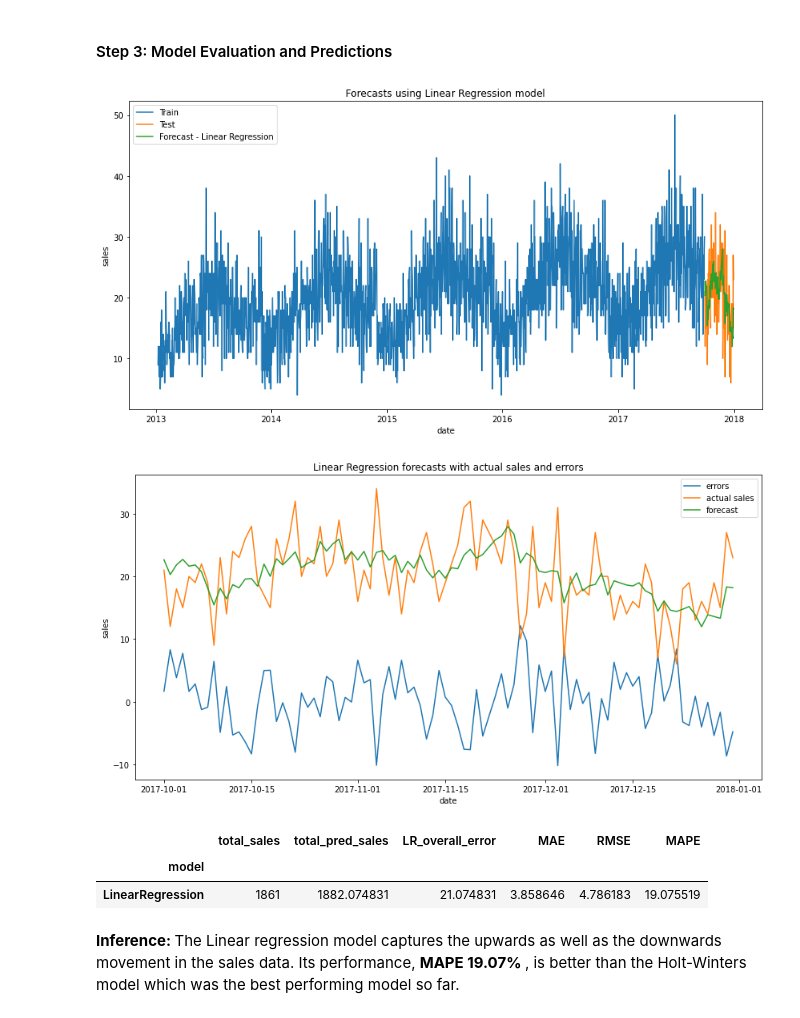
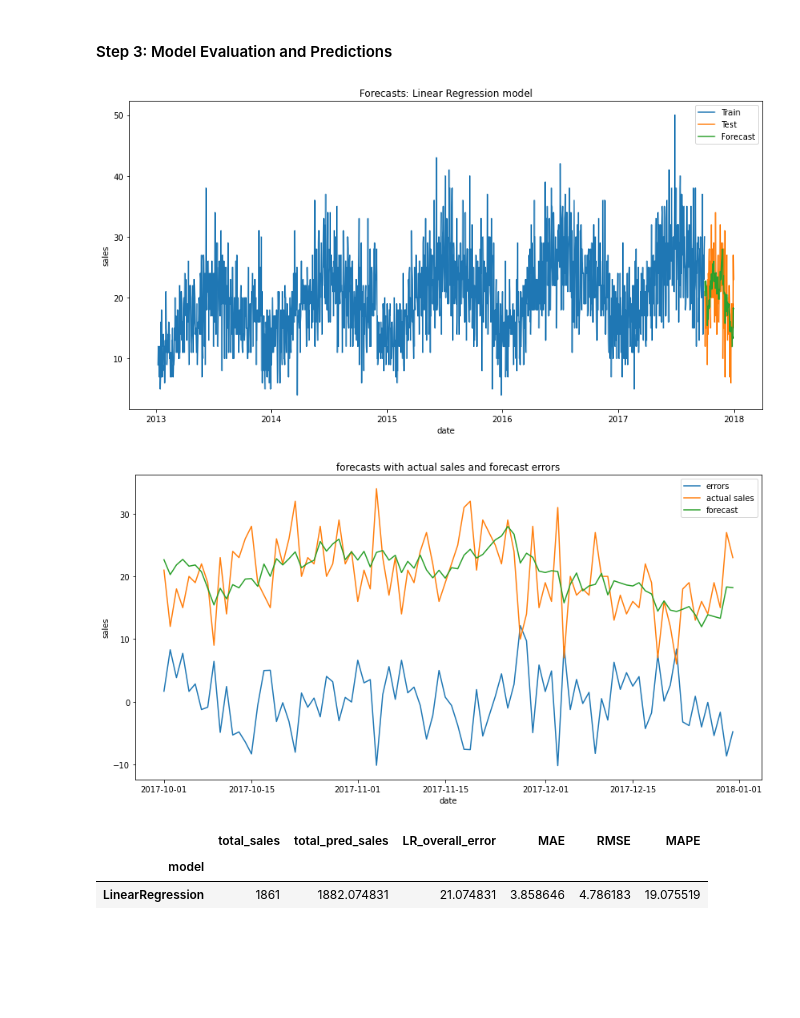
Before and after one commit to VijayaFernando/sales_forecasting, a Jupyter notebook: sales_forecasting.ipynb, the cells around one changed output. Drawn from its saved outputs; the diff is of its cells as text; code cells hidden in the pictures; blank space fills up the shorter version.

```diff
--- a/sales_forecasting.ipynb
+++ b/sales_forecasting.ipynb
@@ -205,8 +205,9 @@ Number of sales are increased over the year.
 ## 1.Seasonal Naive Model
 # %%
 # subtract 1 year from test data
-dates = (test_df['date'] - np.timedelta64(1, 'Y') + \
-        np.timedelta64(1, 'D')).values.astype('datetime64[D]')
+dates = (test_df['date'] - np.timedelta64(1, 'Y') + np.timedelta64(1, 'D')).values.astype('datetime64[D]')
+
+#get the seasonal naive sales from last year
 seasonal_naive_sales = train_df[train_df['date'].astype('datetime64[D]').isin(dates)]['sales']
 
 # make a copy of the test_df and make naive predictions for the last 3 months of 2017
@@ -771,37 +662,35 @@ See the caveats in the documentation: https://pandas.pydata.org/pandas-docs/stab
 # %%
 # eval predictions
 fig = plt.figure(figsize=(14,7))
 plt.plot(reg_train_df.index, reg_train_df['sales'], label='Train')
 plt.plot(reg_test_df.index, reg_test_df['sales'], label='Test')
-plt.plot(errors_df.index, errors_df['pred_sales'], label='Forecast - Linear Regression')
+plt.plot(errors_df.index, errors_df['pred_sales'], label='Forecast')
 plt.legend(loc='best')
 plt.xlabel('date')
 plt.ylabel('sales')
-plt.title('Forecasts using Linear Regression model')
+plt.title('Forecasts: Linear Regression model')
 plt.show()
 
 fig = plt.figure(figsize=(14,7))
 plt.plot(errors_df.index, errors_df.errors, label='errors')
 plt.plot(errors_df.index, errors_df.sales, label='actual sales')
 plt.plot(errors_df.index, errors_df.pred_sales, label='forecast')
 plt.legend(loc='best')
 plt.xlabel('date')
 plt.ylabel('sales')
-plt.title('Linear Regression forecasts with actual sales and errors')
+plt.title('forecasts with actual sales and forecast errors')
 plt.show()
 
 result_df_lr = errors_df.groupby('model').agg(total_sales=('sales', 'sum'),
                                           total_pred_sales=('pred_sales', 'sum'),
                                           LR_overall_error=('errors', 'sum'),
                                           MAE=('errors', mae),
                                           RMSE=('errors', rmse),
                                           MAPE=('errors', mape))
 result_df_lr
 # %% [output]
-[figure, old version]
+[figure, new version]
-[figure, old version]
+[figure, new version]
 |  | total_sales | total_pred_sales | LR_overall_error | MAE | RMSE | MAPE |
 | model |  |  |  |  |  |  |
 | LinearRegression | 1861 | 1882.074831 | 21.074831 | 3.858646 | 4.786183 | 19.075519 |
-# %% [markdown]
-<b> Inference: </b> The Linear regression model captures the upwards as well as the downwards movement in the sales data. Its performance, <b> MAPE 19.07% </b>, is better than the Holt-Winters model which was the best performing model so far.
```
Also changed, not shown: parts of 29 cells of this notebook, 1 other file.
